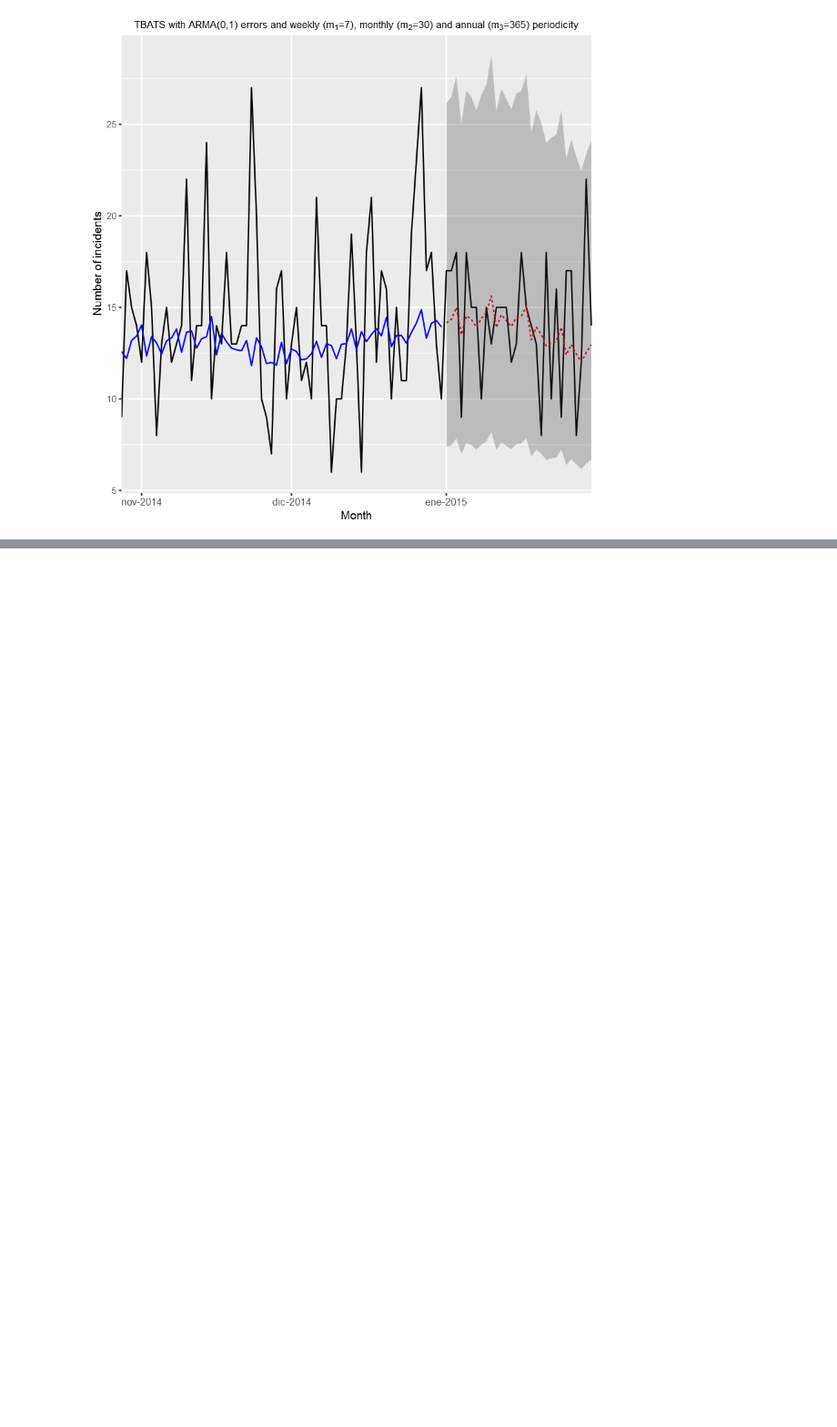
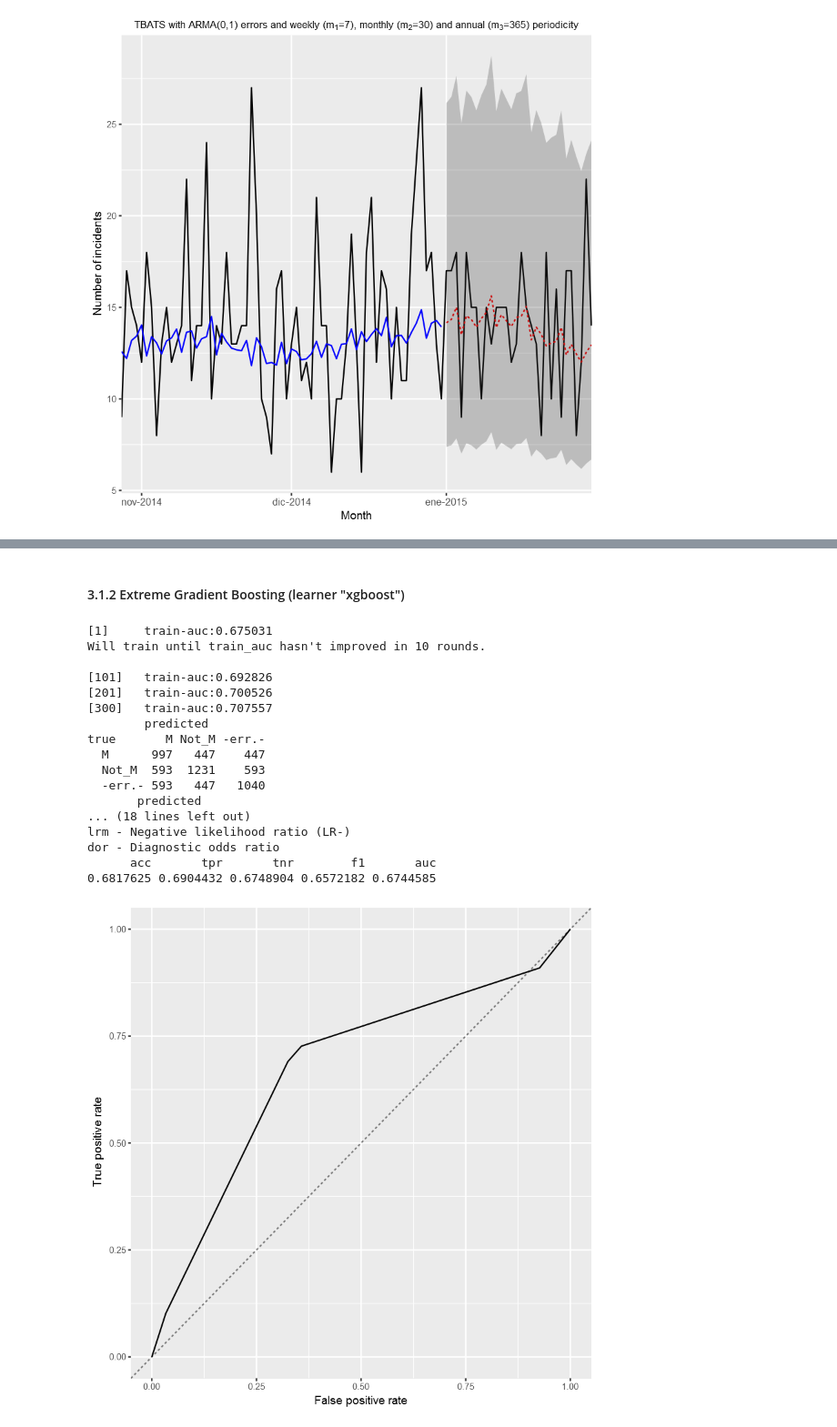
Before and after one commit to taroull/Notebook-112_Prediction_Classification, a Jupyter notebook: Statistical modelling of incidents data.ipynb, the cells around one changed output, grey strips where cells are left out. Shown at 91% size. Saved outputs shown, nothing was run; the diff lists cells and outputs as text; code cells hidden in the pictures; blank space fills up the shorter version.

```diff
--- a/Statistical modelling of incidents data.ipynb
+++ b/Statistical modelling of incidents data.ipynb
@@ -90,0 +265,42 @@ Warning message:
+# %% [markdown]
+#### 3.1.2 Extreme Gradient Boosting (learner "xgboost")
+# %%
+mlr.learner.xgb = makeLearner(
+  "classif.xgboost",
+  predict.type = "prob",
+  objective = "binary:logistic",
+  print_every_n = 100,
+  verbose = 1,
+  early_stopping_rounds = 10,
+  eval_metric = "auc",
+  nrounds = 300,
+  subsample = 1, #0.8,
+  colsample_bytree = 1, #0.8,
+  eta = 0.01,
+  gamma = 0.5, #1, # default 0
+  max_depth = 6,
+  nthread = detectCores() - 1
+)
+# %%
+training.model = mlr::train(mlr.learner.xgb, mlr.task.training.ohe)
+mrl.predict = predict(training.model, mlr.task.testing.ohe)
+perf_ROC(mlr.predict)
+# %% [output]
+[1]     train-auc:0.675031
+Will train until train_auc hasn't improved in 10 rounds.
+
+[101]   train-auc:0.692826
+[201]   train-auc:0.700526
+[300]   train-auc:0.707557
+        predicted
+true       M Not_M -err.-
+  M      997   447    447
+  Not_M  593  1231    593
+  -err.- 593   447   1040
+       predicted
+... (18 lines left out)
+lrm - Negative likelihood ratio (LR-)
+dor - Diagnostic odds ratio
+      acc       tpr       tnr        f1       auc
+0.6817625 0.6904432 0.6748904 0.6572182 0.6744585
+[figure, added]
```
Also changed, not shown: parts of 26 cells of this notebook, 5 other files.
